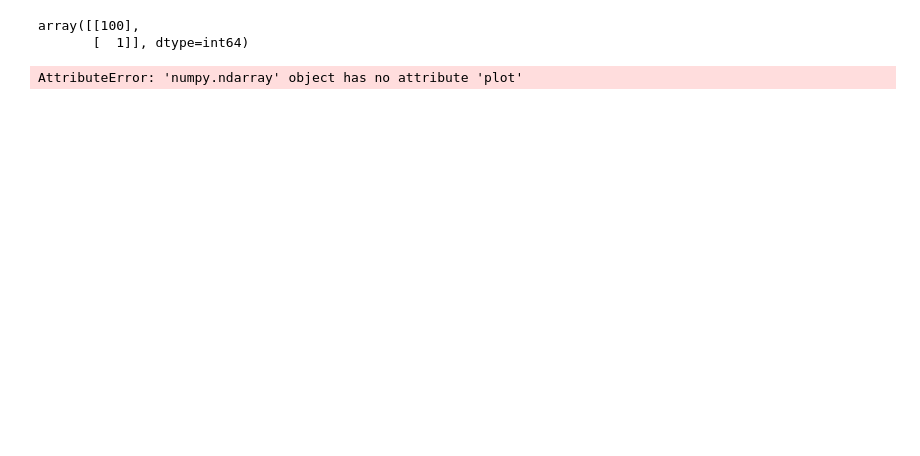
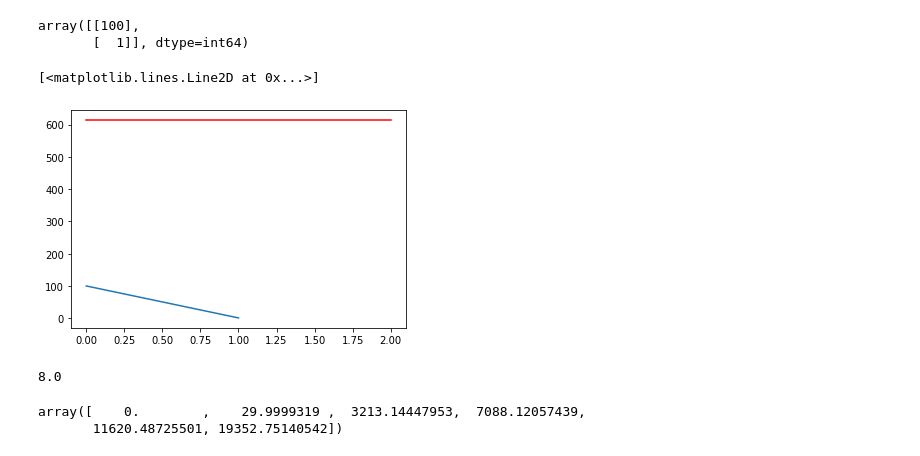
Before and after one commit to Chanuga/ForcastingWithArima, a Jupyter notebook: trend.ipynb, the cells around one changed output. Cells and saved outputs as stored; diff of their text form; code cells hidden in the pictures; blank space fills up the shorter version.

```diff
--- a/trend.ipynb
+++ b/trend.ipynb
@@ -63,6 +65,7 @@ array([[100],
        [  1]], dtype=int64)
 # %%
 plt.plot(test)
-plt.plot(predictions,color='green')
+plt.plot(prediction,color='red')
 # %% [output]
-AttributeError: 'numpy.ndarray' object has no attribute 'plot'
+[<matplotlib.lines.Line2D at 0x...>]
+[figure, added]
@@ -68,0 +76,16 @@ AttributeError: 'numpy.ndarray' object has no attribute 'plot'
+# %%
+# p,d,q
+# p = predicts taken to autoregressive model
+# d = Integrated order, difference
+# q = periods in moving avarage model
+model_arima = ARIMA(train,order=(3,4,0))
+model_arima_fit = model_arima.fit()
+print(model_arima_fit.aic)
+# %% [output]
+8.0
+# %%
+predictionsOfArima = model_arima_fit.predict(steps=9)[0]
+predictionsOfArima
+# %% [output]
+array([    0.        ,    29.9999319 ,  3213.14447953,  7088.12057439,
+       11620.48725501, 19352.75140542])
```
Also changed, not shown: parts of 9 cells of this notebook, 1 other file.
